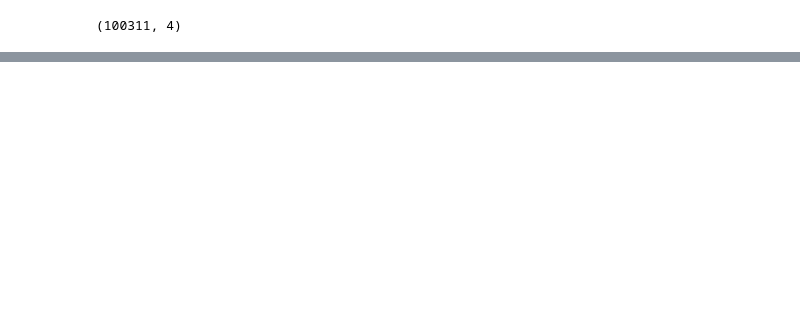
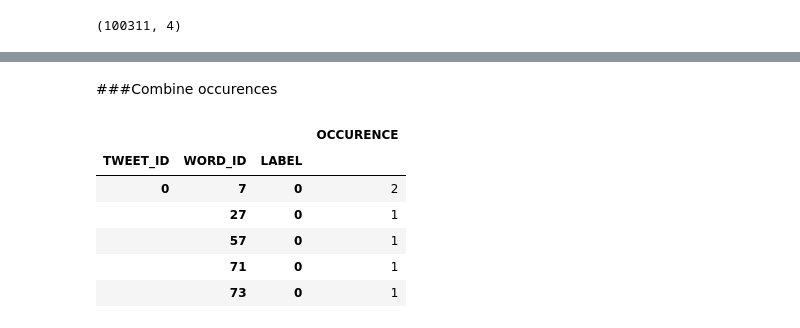
Before and after one commit to prawizard/CE888_Repo, a Jupyter notebook: Project/TweetEval_Project2.ipynb, the cells around one changed output, grey strips where cells are left out. Saved outputs shown, nothing was run; the diff lists cells and outputs as text; code cells hidden in the pictures; blank space fills up the shorter version.

```diff
--- a/Project/TweetEval_Project2.ipynb
+++ b/Project/TweetEval_Project2.ipynb
@@ -366,0 +367,13 @@ sparse_train_df[-5:]
+# %% [markdown]
+###Combine occurences
+# %%
+train_grouped=sparse_train_df.groupby(['TWEET_ID', 'WORD_ID', 'LABEL']).sum()
+train_grouped.head()
+# %% [output]
+|  |  |  | OCCURENCE |
+| TWEET_ID | WORD_ID | LABEL |  |
+| 0 | 7 | 0 | 2 |
+|  | 27 | 0 | 1 |
+|  | 57 | 0 | 1 |
+|  | 71 | 0 | 1 |
+|  | 73 | 0 | 1 |
```
Also changed, not shown: parts of 8 cells of this notebook.
